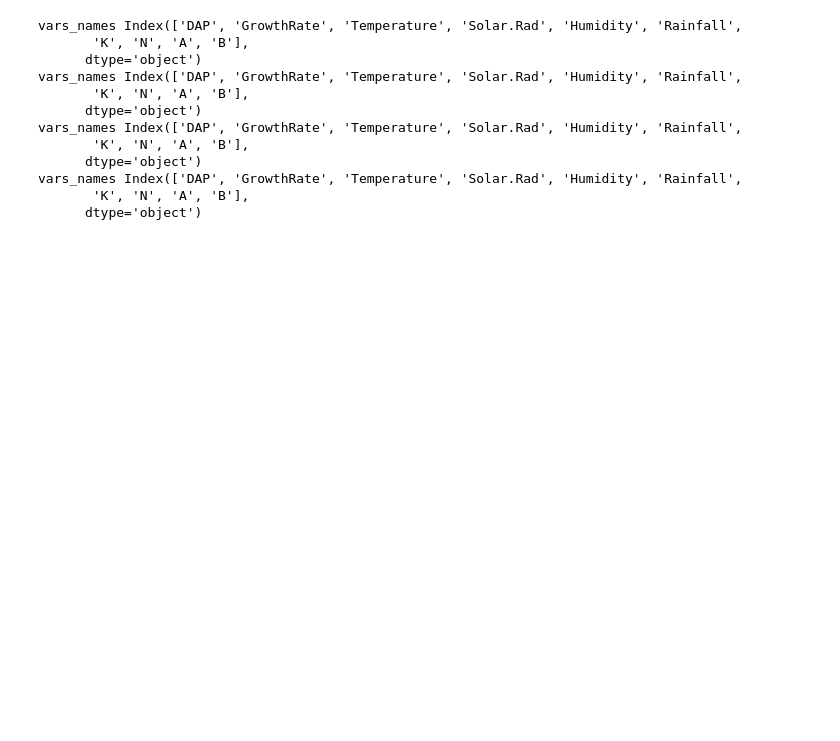
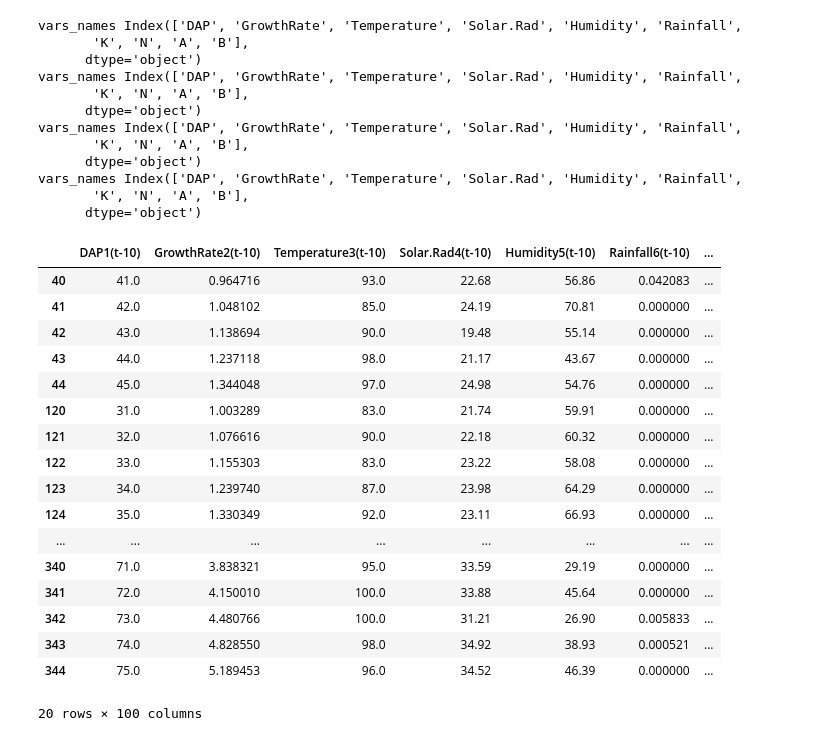
Before and after one commit to rkhaled98/Syngenta-Yield-Prediction, a Jupyter notebook: Smart_farm_prediction_used_modules.ipynb, the cells around one changed output. Drawn from its saved outputs; the diff is of its cells as text; code cells hidden in the pictures; blank space fills up the shorter version.

```diff
--- a/Smart_farm_prediction_used_modules.ipynb
+++ b/Smart_farm_prediction_used_modules.ipynb
@@ -110,6 +120,48 @@ X_test = new_data.iloc[[i for i in range(85,90)]
 y_test = X_test.loc[:, 'GrowthRate2(t)']
 # X_test = X_test.loc[:,~data.columns.str.contains('GrowthRate')]
 X_test = X_test.loc[:,~X_test.columns.str.contains('\(t\)')]
+# %%
+new_data = data.reset_index().drop(['index'], axis=1)
+
+X_train = new_data.iloc[
+    [i for i in range(0,40)] + [i for i in range (46,90)]
+    + [i for i in range(90, 120)] + [i for i in range(126, 180)]
+    + [i for i in range(180, 250)] + [i for i in range(256, 270)]
+    + [i for i in range(270, 340)] + [i for i in range(346, 360)]
+]
+y_train = X_train.loc[:, 'GrowthRate2(t)']
+
+
+X_train = X_train.loc[:,~X_train.columns.str.contains('\(t\)')]
+X_test = new_data.iloc[
+    [i for i in range(40,45)]
+    + [i for i in range(120,125)]
+    + [i for i in range(250,255)]
+    + [i for i in range(340,345)]
+]
+y_test = X_test.loc[:, 'GrowthRate2(t)']
+X_test = X_test.loc[:,~X_test.columns.str.contains('\(t\)')]
+# %%
+X_test
+# %% [output]
+|  | DAP1(t-10) | GrowthRate2(t-10) | Temperature3(t-10) | Solar.Rad4(t-10) | Humidity5(t-10) | Rainfall6(t-10) | ... |
+| 40 | 41.0 | 0.964716 | 93.0 | 22.68 | 56.86 | 0.042083 | ... |
+| 41 | 42.0 | 1.048102 | 85.0 | 24.19 | 70.81 | 0.000000 | ... |
+| 42 | 43.0 | 1.138694 | 90.0 | 19.48 | 55.14 | 0.000000 | ... |
+| 43 | 44.0 | 1.237118 | 98.0 | 21.17 | 43.67 | 0.000000 | ... |
+| 44 | 45.0 | 1.344048 | 97.0 | 24.98 | 54.76 | 0.000000 | ... |
+| 120 | 31.0 | 1.003289 | 83.0 | 21.74 | 59.91 | 0.000000 | ... |
+| 121 | 32.0 | 1.076616 | 90.0 | 22.18 | 60.32 | 0.000000 | ... |
+| 122 | 33.0 | 1.155303 | 83.0 | 23.22 | 58.08 | 0.000000 | ... |
+| 123 | 34.0 | 1.239740 | 87.0 | 23.98 | 64.29 | 0.000000 | ... |
+| 124 | 35.0 | 1.330349 | 92.0 | 23.11 | 66.93 | 0.000000 | ... |
+| ... | ... | ... | ... | ... | ... | ... | ... |
+| 340 | 71.0 | 3.838321 | 95.0 | 33.59 | 29.19 | 0.000000 | ... |
+| 341 | 72.0 | 4.150010 | 100.0 | 33.88 | 45.64 | 0.000000 | ... |
+| 342 | 73.0 | 4.480766 | 100.0 | 31.21 | 26.90 | 0.005833 | ... |
+| 343 | 74.0 | 4.828550 | 98.0 | 34.92 | 38.93 | 0.000521 | ... |
+| 344 | 75.0 | 5.189453 | 96.0 | 34.52 | 46.39 | 0.000000 | ... |
+20 rows × 100 columns
 # %%
 data.reset_index()
 # %%
```
Also changed, not shown: parts of 6 cells of this notebook, 1 other file.
